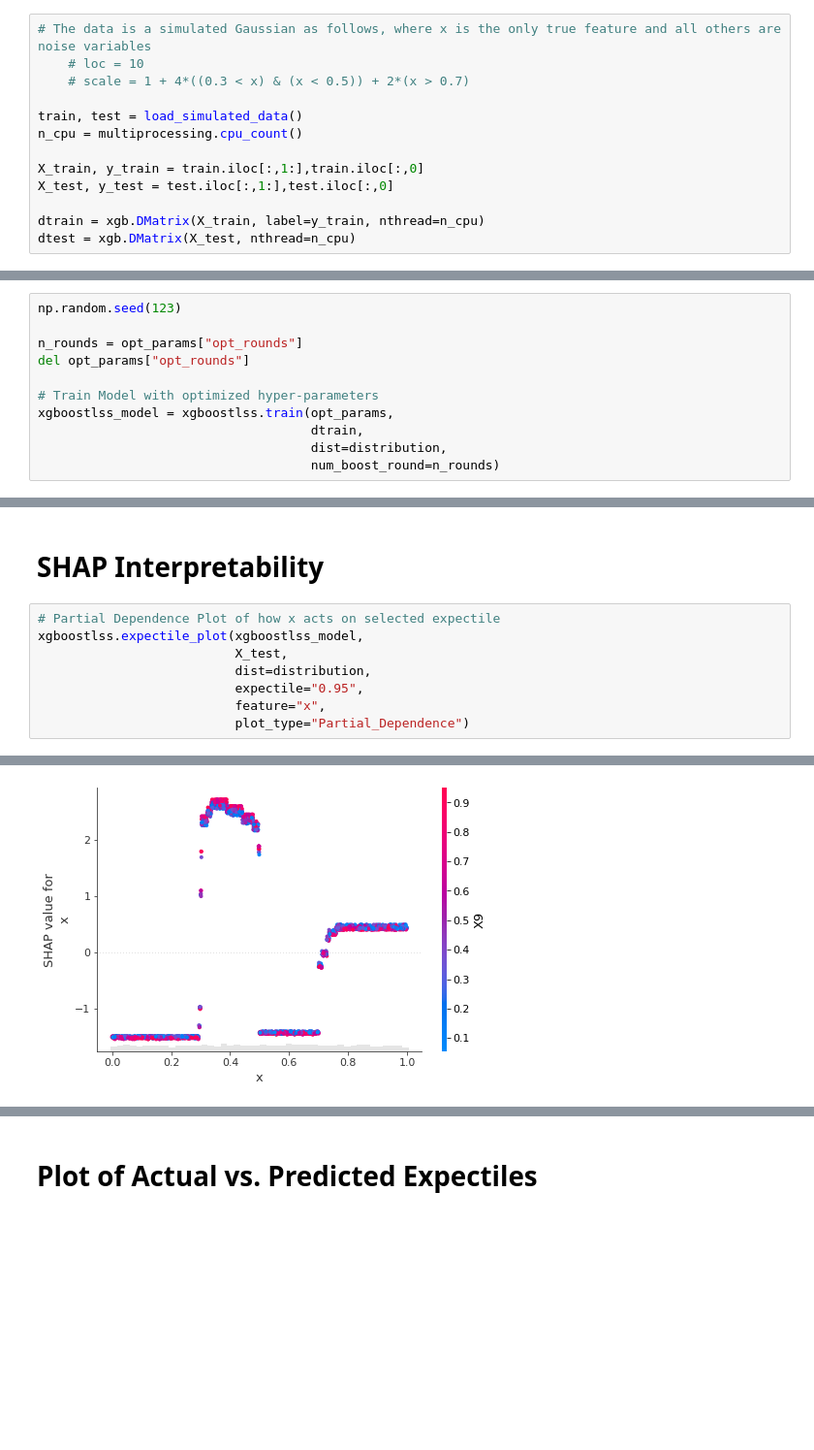
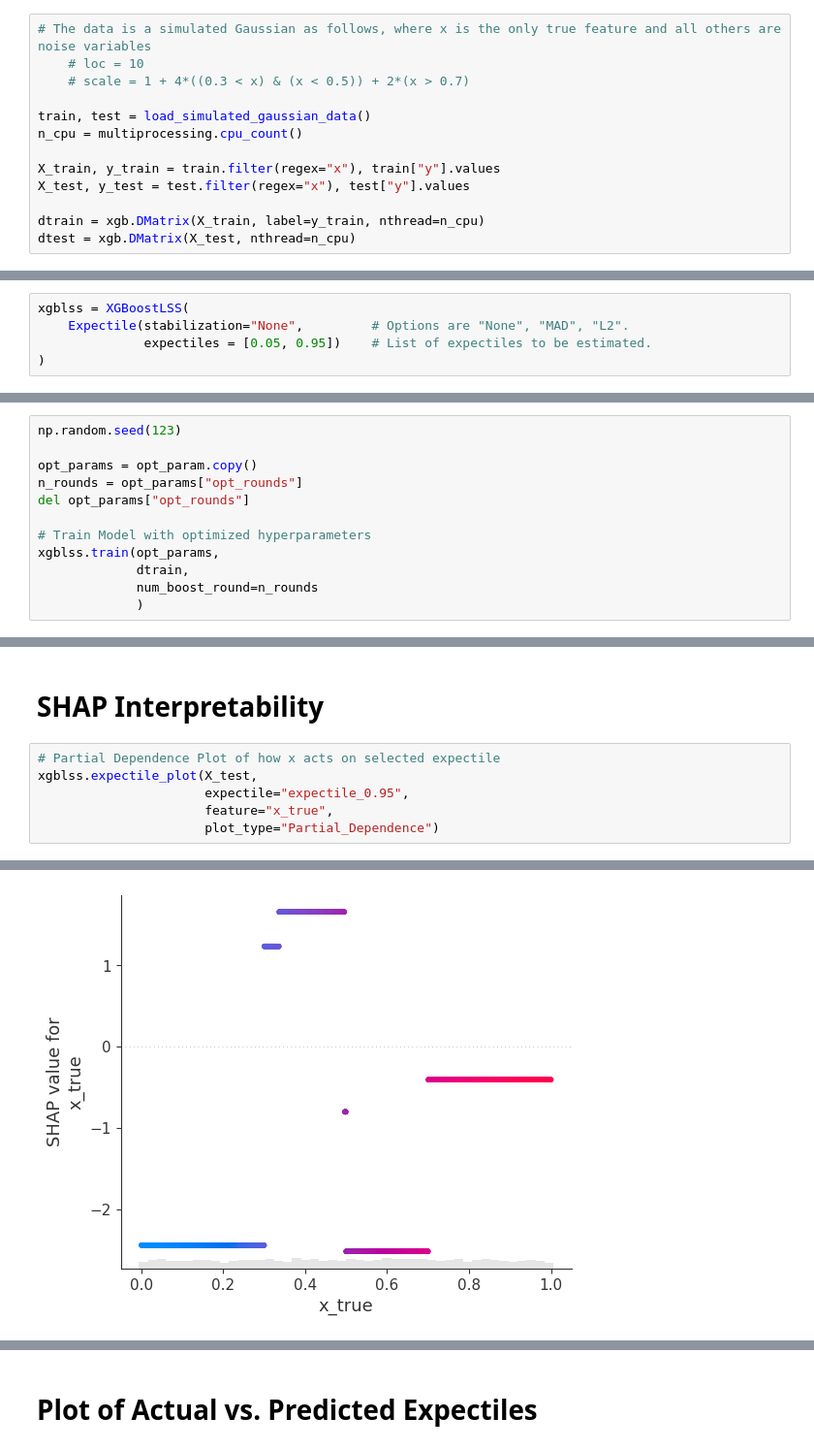
Before and after one commit to StatMixedML/XGBoostLSS, a Jupyter notebook: examples/simulation_example_Expectile.ipynb, the cells around one changed output, grey strips where cells are left out. Shown at 97% size. Drawn from its saved outputs; the diff is of its cells as text; blank space fills up the shorter version.

```diff
--- a/examples/simulation_example_Expectile.ipynb
+++ b/examples/simulation_example_Expectile.ipynb
@@ -26,11 +18,11 @@ from xgboostlss.datasets.data_loader import load_simulated_data
     # loc = 10
     # scale = 1 + 4*((0.3 < x) & (x < 0.5)) + 2*(x > 0.7)
 
-train, test = load_simulated_data()
+train, test = load_simulated_gaussian_data()
 n_cpu = multiprocessing.cpu_count()
 
-X_train, y_train = train.iloc[:,1:],train.iloc[:,0]
-X_test, y_test = test.iloc[:,1:],test.iloc[:,0]
+X_train, y_train = train.filter(regex="x"), train["y"].values
+X_test, y_test = test.filter(regex="x"), test["y"].values
 
 dtrain = xgb.DMatrix(X_train, label=y_train, nthread=n_cpu)
 dtest = xgb.DMatrix(X_test, nthread=n_cpu)
@@ -80,0 +31,5 @@ opt_params = xgboostlss.hyper_opt(params,
+# %%
+xgblss = XGBoostLSS(
+    Expectile(stabilization="None",         # Options are "None", "MAD", "L2".
+              expectiles = [0.05, 0.95])    # List of expectiles to be estimated.
+)
@@ -83,11 +109,12 @@ opt_params = xgboostlss.hyper_opt(params,
 # %%
 np.random.seed(123)
 
+opt_params = opt_param.copy()
 n_rounds = opt_params["opt_rounds"]
 del opt_params["opt_rounds"]
 
-# Train Model with optimized hyper-parameters
-xgboostlss_model = xgboostlss.train(opt_params,
-                                    dtrain,
-                                    dist=distribution,
-                                    num_boost_round=n_rounds)
+# Train Model with optimized hyperparameters
+xgblss.train(opt_params,
+             dtrain,
+             num_boost_round=n_rounds
+             )
@@ -112,14 +138,12 @@ pred_expectile.head()
 # SHAP Interpretability
 # %%
 # Partial Dependence Plot of how x acts on selected expectile
-xgboostlss.expectile_plot(xgboostlss_model,
-                          X_test,
-                          dist=distribution,
-                          expectile="0.95",
-                          feature="x",
-                          plot_type="Partial_Dependence")
+xgblss.expectile_plot(X_test,
+                      expectile="expectile_0.95",
+                      feature="x_true",
+                      plot_type="Partial_Dependence")
 # %% [output]
 [interactive output not drawn]
-[figure, old version]
+[figure, new version]
 # %%
 # Partial Dependence Plot of how x acts on selected expectile
```
Also changed, not shown: parts of 12 cells of this notebook, 23 other files.
